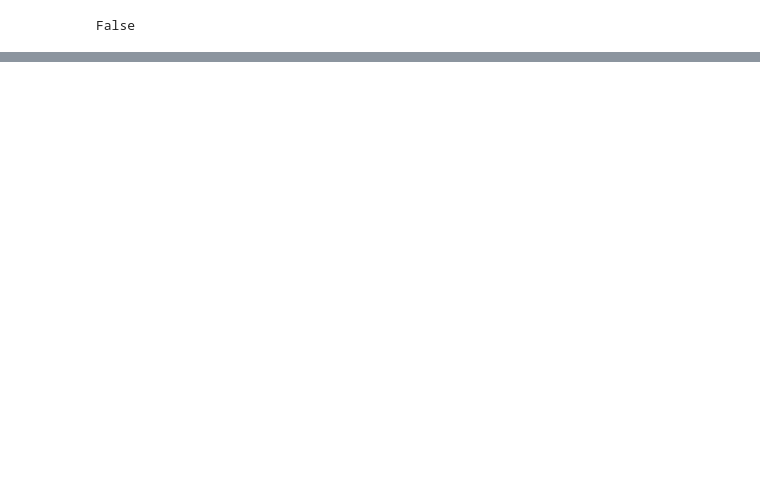
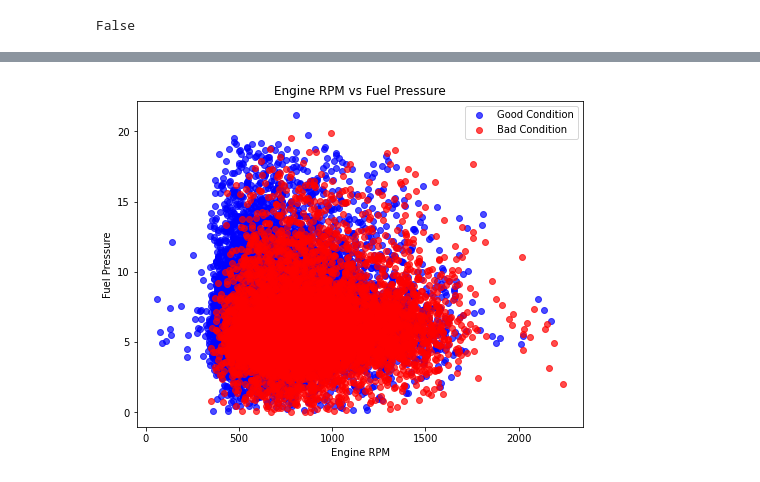
Before and after one commit to j-bower/EngineHealth, a Jupyter notebook: EngineHealth.ipynb, the cells around one changed output, grey strips where cells are left out. Cells and saved outputs as stored; diff of their text form; code cells hidden in the pictures; blank space fills up the shorter version.

```diff
--- a/EngineHealth.ipynb
+++ b/EngineHealth.ipynb
@@ -39,0 +41,34 @@ for i in range(7):
+# %%
+plt.figure(figsize=(8,6))
+
+plt.subplot()
+#Plot points where engine condition is "Good" (0)
+plt.scatter(
+    df[df['Engine Condition'] == 1]['Engine rpm'],
+    df[df['Engine Condition'] == 1]['Fuel pressure'],
+    color='blue',
+    label='Good Condition',
+    alpha=0.7
+)
+
+# Plot points where engine condition is "Bad" (0)
+plt.scatter(
+    df[df['Engine Condition'] == 0]['Engine rpm'],
+    df[df['Engine Condition'] == 0]['Fuel pressure'],
+    color='red',
+    label='Bad Condition',
+    alpha=0.7
+)
+
+# Add axis labels and title
+plt.xlabel('Engine RPM')
+plt.ylabel('Fuel Pressure')
+plt.title('Engine RPM vs Fuel Pressure')
+
+# Add legend to explain the color scheme
+plt.legend()
+
+# Show the plot
+plt.show()
+# %% [output]
+[figure, added]
```
Also changed, not shown: parts of 5 cells of this notebook.
